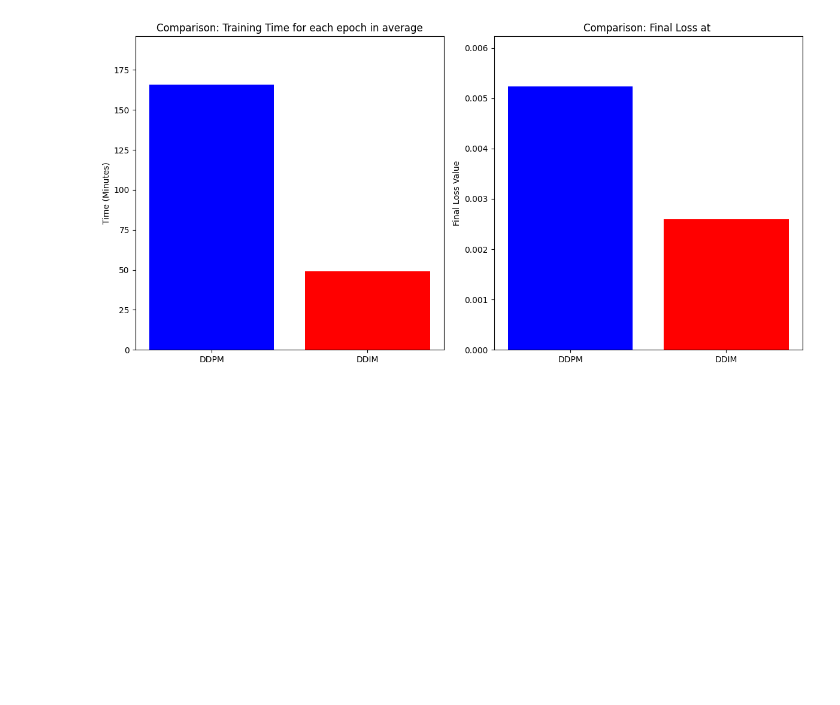
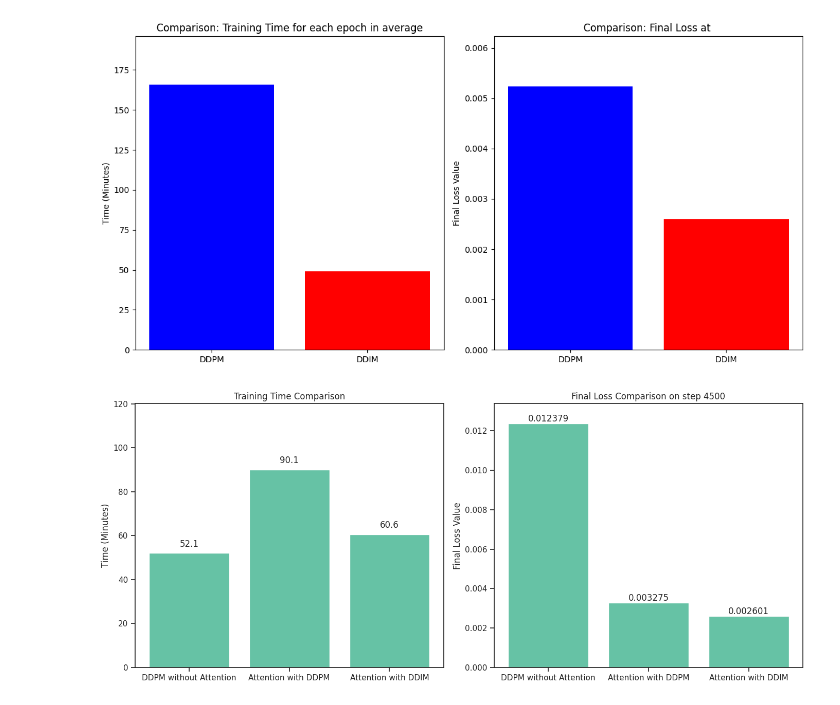
Before and after one commit to HaibinLai/CrashSimGen, a Jupyter notebook: Attention/DDIM_speed_visualize.ipynb, the cells around one changed output. Cells and saved outputs as stored; diff of their text form; code cells hidden in the pictures; blank space fills up the shorter version.

```diff
--- a/Attention/DDIM_speed_visualize.ipynb
+++ b/Attention/DDIM_speed_visualize.ipynb
@@ -41,6 +41,81 @@ plt.savefig('comparison_on_time.png')
 plt.show()
 # %% [output]
 [figure]
+# %%
+import matplotlib.pyplot as plt
+import numpy as np
+
+import pandas as pd
+import matplotlib.pyplot as plt
+import seaborn as sns
+import numpy as np
+from matplotlib.colors import BoundaryNorm
+import ast
+
+palette = sns.color_palette('Set2')
+# palette = sns.color_palette('colorblind')
+# sns.set(style='white', palette="Set2", color_codes=False)
+sns.set(style='white', palette="Set2", color_codes=False)
+sns.set_style("ticks")
+
+# 假设的数据
+models = ['DDPM without Attention','Attention with DDPM', 'Attention with DDIM']
+
+# 训练时长（以分钟为单位）
+time_minutes = [52.1 , 90.1 , 60.6]  # DDPM 的时间是 89分钟，DDIM 的时间是 49分钟
+
+# 最终损失值
+final_loss = [
+    0.012378881
+    ,
+    0.00327464
+
+
+, 0.002600512
+]  #  DDPM , DDIM
+
+# 设置位置
+x = np.arange(len(models))
+
+# 创建图形
+fig, (ax1, ax2) = plt.subplots(1, 2, figsize=(14, 6))
+
+# 绘制训练时长条形图
+bars1 = ax1.bar(x, time_minutes,)
+ax1.set_title('Training Time Comparison')
+ax1.set_ylabel('Time (Minutes)')
+ax1.set_xticks(x)
+ax1.set_xticklabels(models)
+ax1.set_ylim(0, max(time_minutes) + 30)  # 给y轴留一点空间
+
+# 在训练时长条形图上添加数字标签
+for i, bar in enumerate(bars1):
+    ax1.text(bar.get_x() + bar.get_width() / 2, bar.get_height() + 2,  # x, y 坐标
+             f'{bar.get_height():.1f}',  # 显示数字，保留1位小数
+             ha='center', va='bottom', fontsize=12)
+
+color=['orange','blue', 'red']
+
+# 绘制最终损失值条形图
+bars2 = ax2.bar(x, final_loss, )
+ax2.set_title('Final Loss Comparison on step 4500')
+ax2.set_ylabel('Final Loss Value')
+ax2.set_xticks(x)
+ax2.set_xticklabels(models)
+ax2.set_ylim(0, max(final_loss) + 0.001)  # 给y轴留一点空间
+
+# 在最终损失值条形图上添加数字标签
+for i, bar in enumerate(bars2):
+    ax2.text(bar.get_x() + bar.get_width() / 2, bar.get_height() ,  # x, y 坐标
+             f'{bar.get_height():.6f}',  # 显示数字，
+             ha='center', va='bottom', fontsize=12)
+
+# 显示图形
+plt.tight_layout()
+plt.savefig('comparison_on_time.png')
+plt.show()
+# %% [output]
+[figure, added]
 # %%
 import matplotlib.pyplot as plt
 import numpy as np
```
Also changed, not shown: parts of 3 cells of this notebook, 11 other files.
